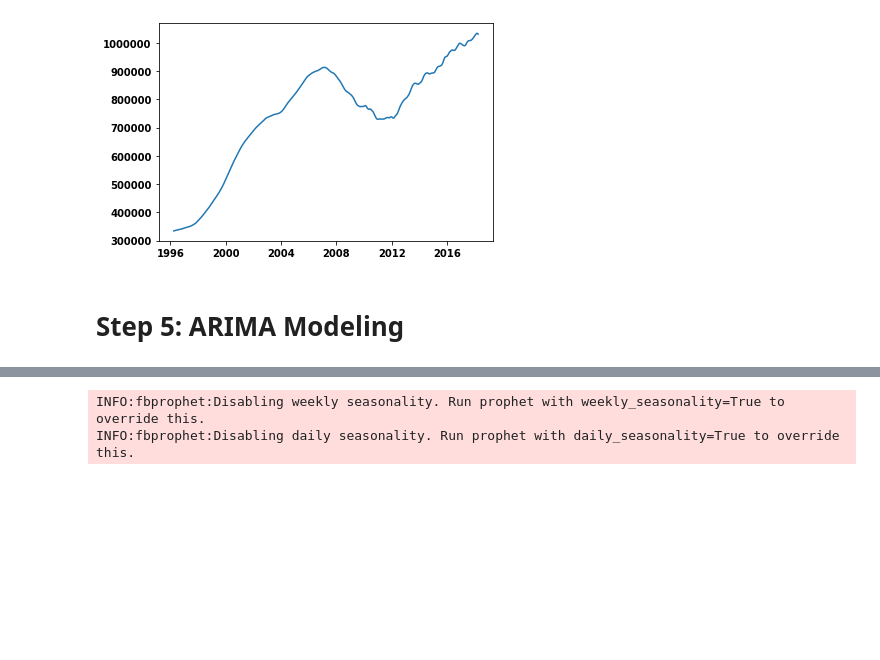
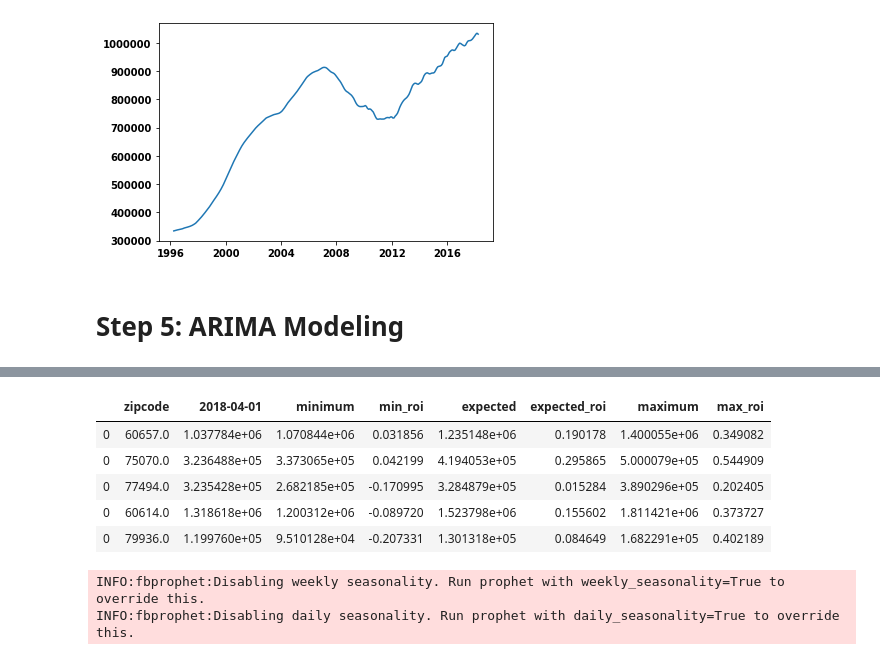
Before and after one commit to allisonhonold/Zillow_investment_zipcodes, a Jupyter notebook: ash_mod_4_starter_notebook.ipynb, the cells around one changed output, grey strips where cells are left out. Drawn from its saved outputs; the diff is of its cells as text; code cells hidden in the pictures; blank space fills up the shorter version.

Commit message:
model all zipcodes and extract pertinent stats

```diff
--- a/ash_mod_4_starter_notebook.ipynb
+++ b/ash_mod_4_starter_notebook.ipynb
@@ -185,0 +223,9 @@ def calc_roi (initial_price, projected_price):
+# %%
+stats_df.head()
+# %% [output]
+|  | zipcode | 2018-04-01 | minimum | min_roi | expected | expected_roi | maximum | max_roi |
+| 0 | 60657.0 | 1.037784e+06 | 1.070844e+06 | 0.031856 | 1.235148e+06 | 0.190178 | 1.400055e+06 | 0.349082 |
+| 0 | 75070.0 | 3.236488e+05 | 3.373065e+05 | 0.042199 | 4.194053e+05 | 0.295865 | 5.000079e+05 | 0.544909 |
+| 0 | 77494.0 | 3.235428e+05 | 2.682185e+05 | -0.170995 | 3.284879e+05 | 0.015284 | 3.890296e+05 | 0.202405 |
+| 0 | 60614.0 | 1.318618e+06 | 1.200312e+06 | -0.089720 | 1.523798e+06 | 0.155602 | 1.811421e+06 | 0.373727 |
+| 0 | 79936.0 | 1.199760e+05 | 9.510128e+04 | -0.207331 | 1.301318e+05 | 0.084649 | 1.682291e+05 | 0.402189 |
```
Also changed, not shown: parts of 5 cells of this notebook, 1 other file.
